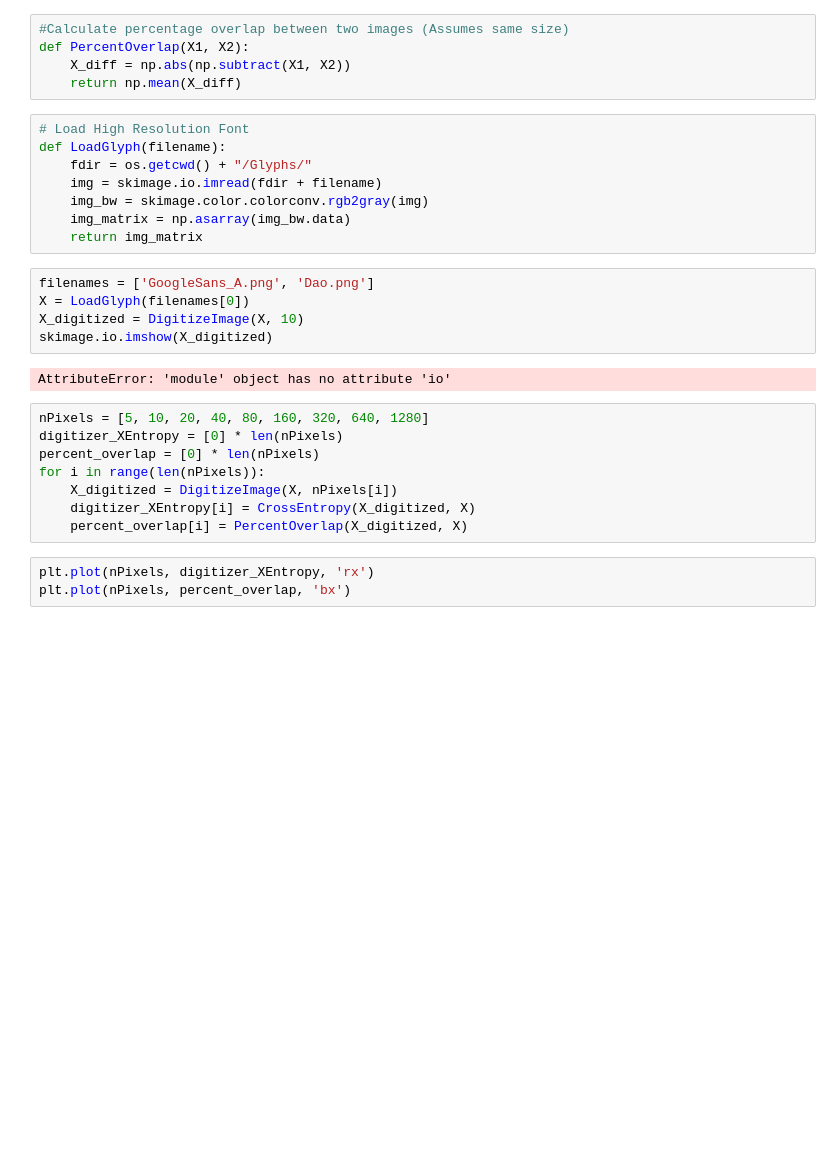
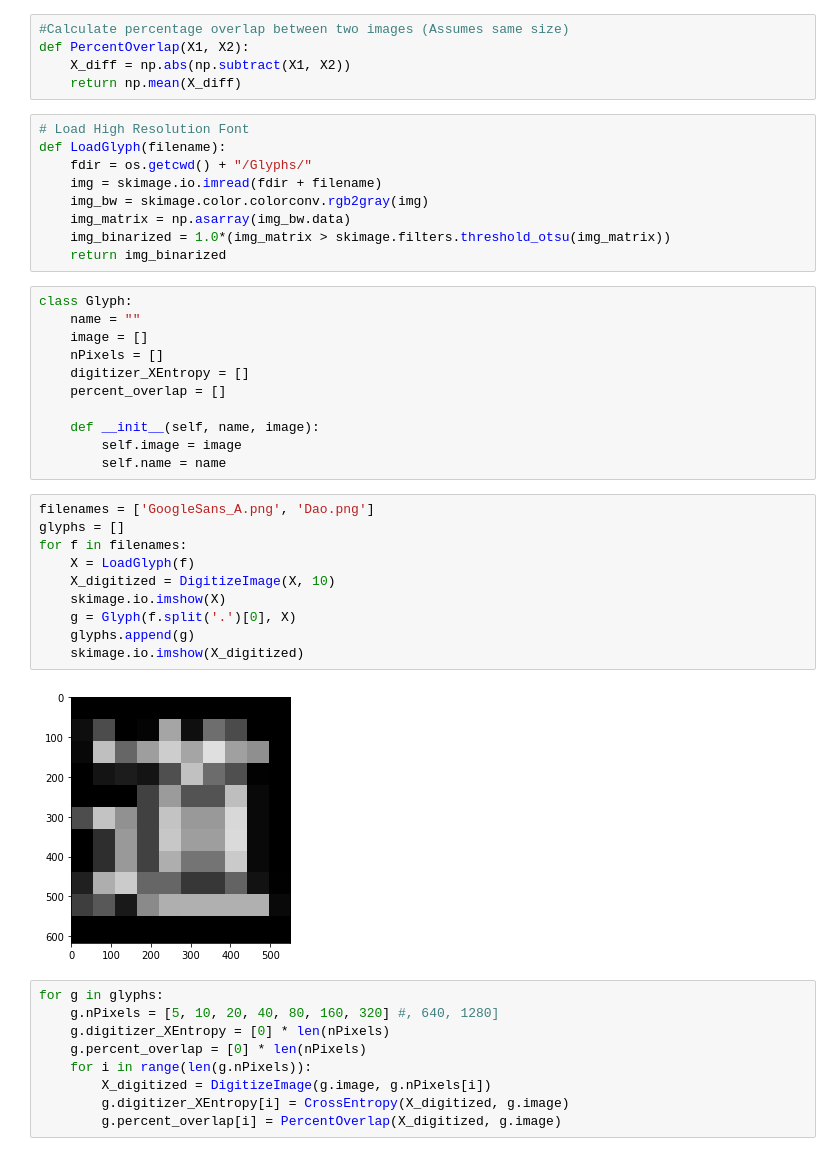
Before and after one commit to bnlcas/TextDigitizationExploration, a Jupyter notebook: Text Size.ipynb, the cells around one changed output. Cells and saved outputs as stored; diff of their text form; blank space fills up the shorter version.

```diff
--- a/Text Size.ipynb
+++ b/Text Size.ipynb
@@ -55,22 +55,37 @@ def LoadGlyph(filename):
     img = skimage.io.imread(fdir + filename)
     img_bw = skimage.color.colorconv.rgb2gray(img)
     img_matrix = np.asarray(img_bw.data)
-    return img_matrix
+    img_binarized = 1.0*(img_matrix > skimage.filters.threshold_otsu(img_matrix))
+    return img_binarized
+# %%
+class Glyph:
+    name = ""
+    image = []
+    nPixels = []
+    digitizer_XEntropy = []
+    percent_overlap = []
+
+    def __init__(self, name, image):
+        self.image = image
+        self.name = name
 # %%
 filenames = ['GoogleSans_A.png', 'Dao.png']
-X = LoadGlyph(filenames[0])
-X_digitized = DigitizeImage(X, 10)
-skimage.io.imshow(X_digitized)
+glyphs = []
+for f in filenames:
+    X = LoadGlyph(f)
+    X_digitized = DigitizeImage(X, 10)
+    skimage.io.imshow(X)
+    g = Glyph(f.split('.')[0], X)
+    glyphs.append(g)
+    skimage.io.imshow(X_digitized)
 # %% [output]
-AttributeError: 'module' object has no attribute 'io'
+[figure, added]
 # %%
-nPixels = [5, 10, 20, 40, 80, 160, 320, 640, 1280]
-digitizer_XEntropy = [0] * len(nPixels)
-percent_overlap = [0] * len(nPixels)
-for i in range(len(nPixels)):
-    X_digitized = DigitizeImage(X, nPixels[i])
-    digitizer_XEntropy[i] = CrossEntropy(X_digitized, X)
-    percent_overlap[i] = PercentOverlap(X_digitized, X)
+for g in glyphs:
+    g.nPixels = [5, 10, 20, 40, 80, 160, 320] #, 640, 1280]
+    g.digitizer_XEntropy = [0] * len(nPixels)
+    g.percent_overlap = [0] * len(nPixels)
+    for i in range(len(g.nPixels)):
+        X_digitized = DigitizeImage(g.image, g.nPixels[i])
+        g.digitizer_XEntropy[i] = CrossEntropy(X_digitized, g.image)
+        g.percent_overlap[i] = PercentOverlap(X_digitized, g.image)
-# %%
-plt.plot(nPixels, digitizer_XEntropy, 'rx')
-plt.plot(nPixels, percent_overlap, 'bx')
```
Also changed, not shown: parts of 4 cells of this notebook.
